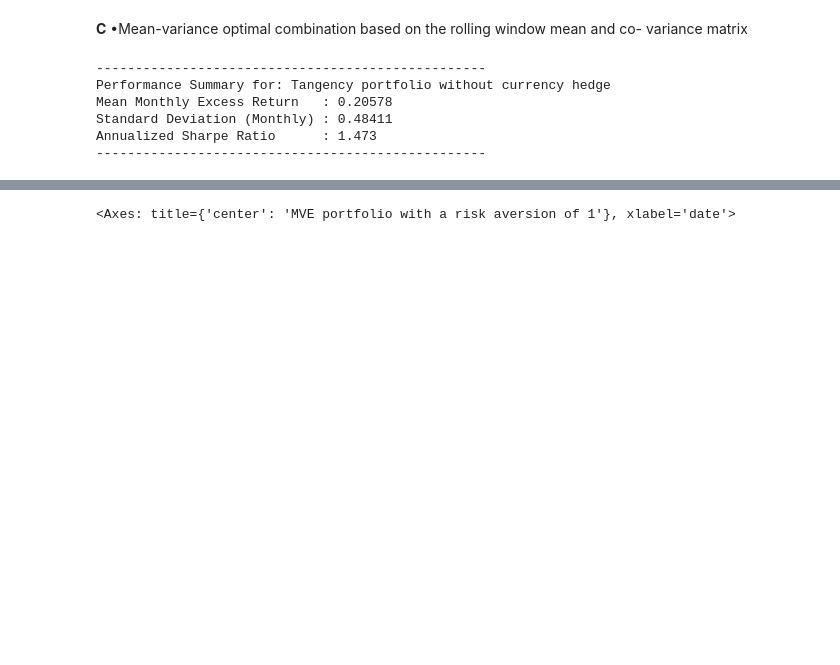
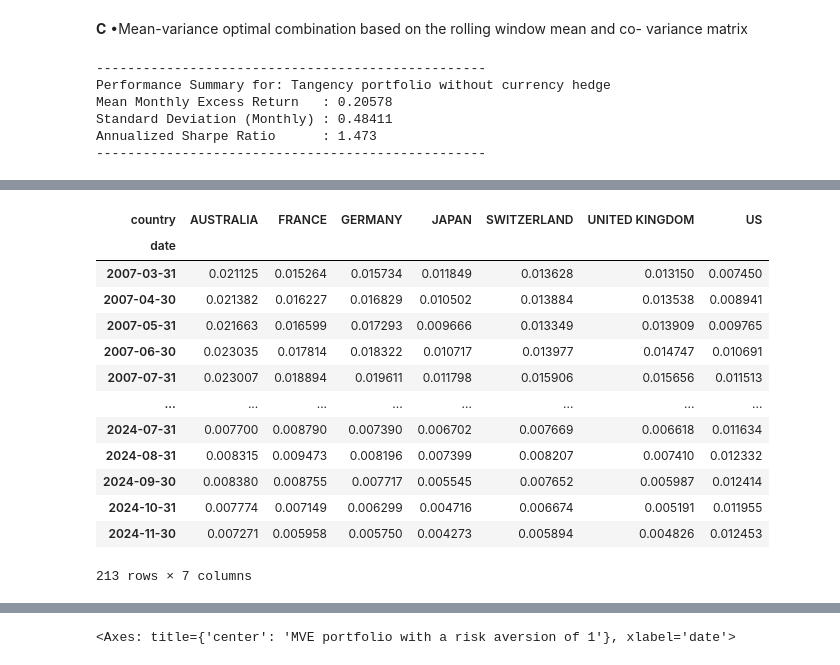
Before and after one commit to Wfiles/global-tactical-fund-simulator, a Jupyter notebook: data_collection.ipynb, the cells around one changed output, grey strips where cells are left out. Saved outputs shown, nothing was run; the diff lists cells and outputs as text; code cells hidden in the pictures; blank space fills up the shorter version.

```diff
--- a/data_collection.ipynb
+++ b/data_collection.ipynb
@@ -749,0 +681,17 @@ Annualized Sharpe Ratio      : 1.473
+# %%
+mean_windowed
+# %% [output]
+| country | AUSTRALIA | FRANCE | GERMANY | JAPAN | SWITZERLAND | UNITED KINGDOM | US |
+| date |  |  |  |  |  |  |  |
+| 2007-03-31 | 0.021125 | 0.015264 | 0.015734 | 0.011849 | 0.013628 | 0.013150 | 0.007450 |
+| 2007-04-30 | 0.021382 | 0.016227 | 0.016829 | 0.010502 | 0.013884 | 0.013538 | 0.008941 |
+| 2007-05-31 | 0.021663 | 0.016599 | 0.017293 | 0.009666 | 0.013349 | 0.013909 | 0.009765 |
+| 2007-06-30 | 0.023035 | 0.017814 | 0.018322 | 0.010717 | 0.013977 | 0.014747 | 0.010691 |
+| 2007-07-31 | 0.023007 | 0.018894 | 0.019611 | 0.011798 | 0.015906 | 0.015656 | 0.011513 |
+| ... | ... | ... | ... | ... | ... | ... | ... |
+| 2024-07-31 | 0.007700 | 0.008790 | 0.007390 | 0.006702 | 0.007669 | 0.006618 | 0.011634 |
+| 2024-08-31 | 0.008315 | 0.009473 | 0.008196 | 0.007399 | 0.008207 | 0.007410 | 0.012332 |
+| 2024-09-30 | 0.008380 | 0.008755 | 0.007717 | 0.005545 | 0.007652 | 0.005987 | 0.012414 |
+| 2024-10-31 | 0.007774 | 0.007149 | 0.006299 | 0.004716 | 0.006674 | 0.005191 | 0.011955 |
+| 2024-11-30 | 0.007271 | 0.005958 | 0.005750 | 0.004273 | 0.005894 | 0.004826 | 0.012453 |
+213 rows × 7 columns
```
Also changed, not shown: parts of 46 cells of this notebook, 16 other files.
